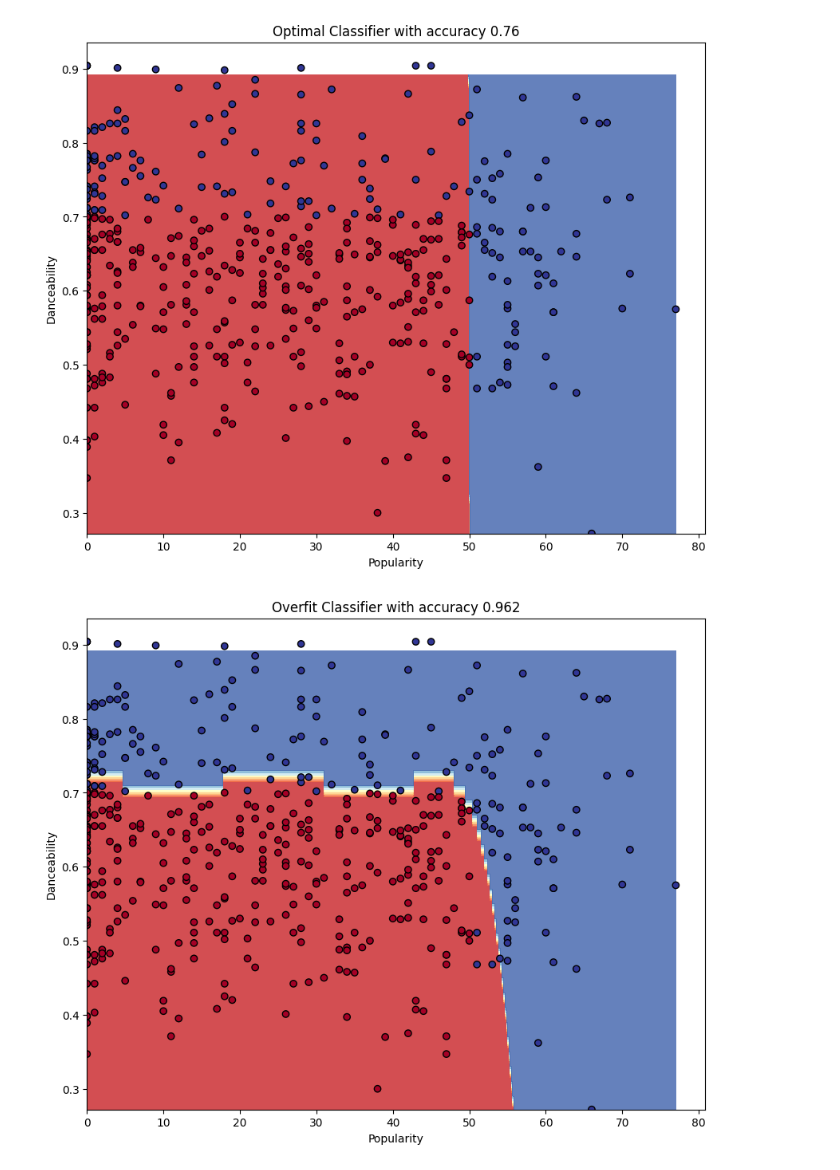
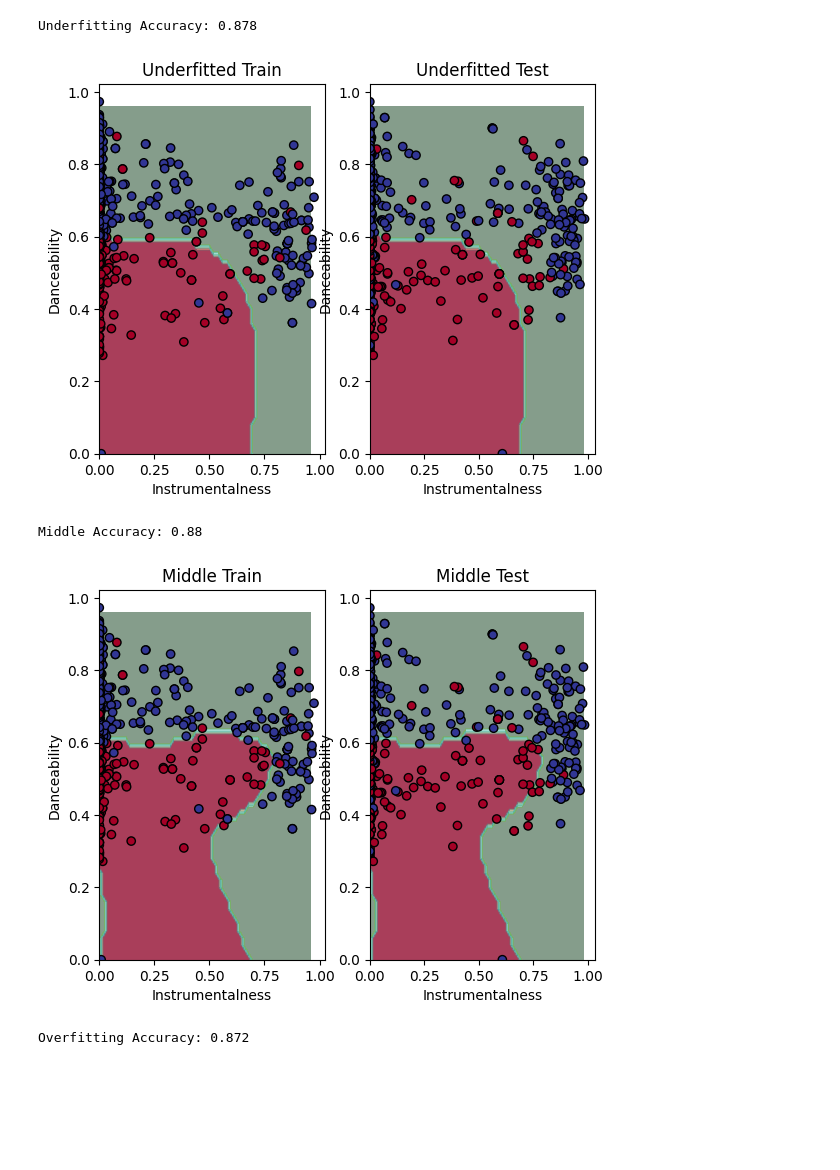
Before and after one commit to uarslan-git/ai-guardian, a Jupyter notebook: spotify-recommender/recommender.ipynb, the cells around one changed output. Cells and saved outputs as stored; diff of their text form; code cells hidden in the pictures; blank space fills up the shorter version.

Commit message:
Integrate stuff from scatter_boundary into recommender.ipynb

```diff
--- a/spotify-recommender/recommender.ipynb
+++ b/spotify-recommender/recommender.ipynb
@@ -35,7 +37,12 @@ Num likes:351 / 1000
 # %%
-# Preprocess data
+# # Preprocess data
 # scaler = StandardScaler()
 # X_scaled = scaler.fit_transform(X)
+
+# Apply noise
+noise_idx = np.random.choice(len(y), size=int(0.1*len(y)), replace=False)
+y[noise_idx] = 1 - y[noise_idx]
+print(f'Num likes:{int(np.sum(y))} / {y.shape[0]}')
 
 # Split the data
 # X_train, X_test, y_train, y_test = train_test_split(X_scaled, y, test_size=0.2, random_state=42)
@@ -49,9 +52,13 @@ SVC(random_state=42)
 # %%
-# Overfit SVM
-clf_overfit = SVC(kernel='rbf', C=10000, gamma='scale', random_state=42)
+# Train a Support Vector Machine classifier
+clf_optimal = SVC(kernel='rbf', C=10000,  random_state=42)
+clf_optimal.fit(X_train, y_train)
+
+# Overfit
+clf_overfit = SVC(kernel='rbf', C=1000000, gamma='scale', random_state=42)
 clf_overfit.fit(X_train, y_train)
 
-# Underfit SVM
-clf_underfit = SVC(kernel='linear', C=0.01, random_state=42)
+# Underfit
+clf_underfit = SVC(kernel='rbf', C=1, random_state=42)
 clf_underfit.fit(X_train, y_train)
 # %% [output]
@@ -59,36 +66,71 @@ SVC(C=0.01, kernel='linear', random_state=42)
 # %%
 ## Plot Prediction
 
-def plot_pred(X, y, classifier, title:str):
+def plot_pred(classifier, X, y, title:str):
     # Create a mesh grid
     # x_min, x_max = X_scaled[:, 0].min() - 1, X_scaled[:, 0].max() + 1
     # y_min, y_max = X_scaled[:, 1].min() - 1, X_scaled[:, 1].max() + 1
     x_min, x_max = X[:, 0].min(), X[:, 0].max()
     y_min, y_max = X[:, 1].min(), X[:, 1].max()
     xx, yy = np.meshgrid(np.arange(x_min, x_max, 0.02),
                          np.arange(y_min, y_max, 0.02))
+    # xx, yy = np.meshgrid(np.linspace(x_min, x_max, 100),
+    #                    np.linspace(y_min, y_max, 100))
 
     # Predict on the mesh grid
     Z = classifier.predict(np.c_[xx.ravel(), yy.ravel()])
     Z = Z.reshape(xx.shape)
 
     # Plot the decision boundary
-    plt.figure(figsize=(10, 8))
     plt.contourf(xx, yy, Z, alpha=0.8, cmap=plt.cm.RdYlBu)
+    plt.contourf(xx, yy, Z, alpha=0.3)
 
     # Plot the training points
-    plt.scatter(X_test[:, 0], X_test[:, 1], c=y_test, cmap=plt.cm.RdYlBu, edgecolor='black')
+    plt.scatter(X[:, 0], X[:, 1], c=y, cmap=plt.cm.RdYlBu, edgecolor='black')
+    # plt.scatter(X[:, 0], X[:, 1], c=y, edgecolors='k', marker='o', s=20)
 
-    plt.xlabel('Popularity')
+    plt.title(title)
+    # TODO Make dynamic
+    plt.xlabel('Instrumentalness')
     plt.ylabel('Danceability')
-    #plt.title('Song Recommendation Decision Boundary')
-    plt.title(f'{title} with accuracy {classifier.score(X_test, y_test)}')
-    #plt.colorbar()
-    plt.show()
 
-plot_pred(X, y, clf_optimal, 'Optimal Classifier')
-plot_pred(X, y, clf_overfit, 'Overfit Classifier')
-plot_pred(X, y, clf_underfit, 'Underfit Classifier')
+
+# plot_pred(X, y, clf_optimal, 'Optimal Classifier')
+# plot_pred(X, y, clf_overfit, 'Overfit Classifier')
+# plot_pred(X, y, clf_underfit, 'Underfit Classifier')
+
+y_pred_underfit = clf_underfit.predict(X_test)
+print(f'Underfitting Accuracy: {accuracy_score(y_test, y_pred_underfit)}')
+# plt.figure(figsize=(12, 5))
+plt.subplot(1, 2, 1)
+plot_pred(clf_underfit, X_train, y_train, 'Underfitted Train')
+plt.subplot(1, 2, 2)
+plot_pred(clf_underfit, X_test, y_test, 'Underfitted Test')
+plt.show()
+
+
+clf_optimal.fit(X_train, y_train)
+y_pred_optimal = clf_optimal.predict(X_test)
+print(f'Middle Accuracy: {accuracy_score(y_test, y_pred_optimal)}')
+plt.subplot(1, 2, 1)
+plot_pred(clf_optimal, X_train, y_train, 'Middle Train')
+plt.subplot(1, 2, 2)
+plot_pred(clf_optimal, X_test, y_test, 'Middle Test')
+plt.show()
+
+
+# Overfitting example: Deep network with too many neurons
+clf_overfit.fit(X_train, y_train)
+y_pred_overfit = clf_overfit.predict(X_test)
+print(f'Overfitting Accuracy: {accuracy_score(y_test, y_pred_overfit)}')
+plt.subplot(1, 2, 1)
+plot_pred(clf_overfit, X_train, y_train, 'Overfitted Train')
+plt.subplot(1, 2, 2)
+plot_pred(clf_overfit, X_test, y_test, 'Overfitted Test')
+plt.show()
 # %% [output]
+Underfitting Accuracy: 0.878
-[figure, old version]
+[figure, new version]
+Middle Accuracy: 0.88
-[figure, old version]
+[figure, new version]
+Overfitting Accuracy: 0.872
```
Also changed, not shown: parts of 9 cells of this notebook, 1 other file.
